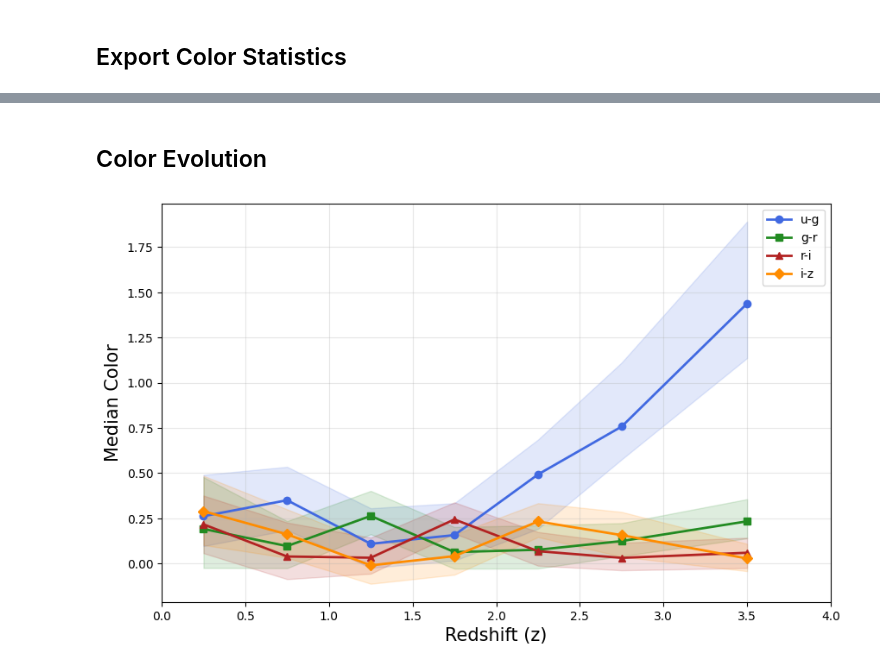
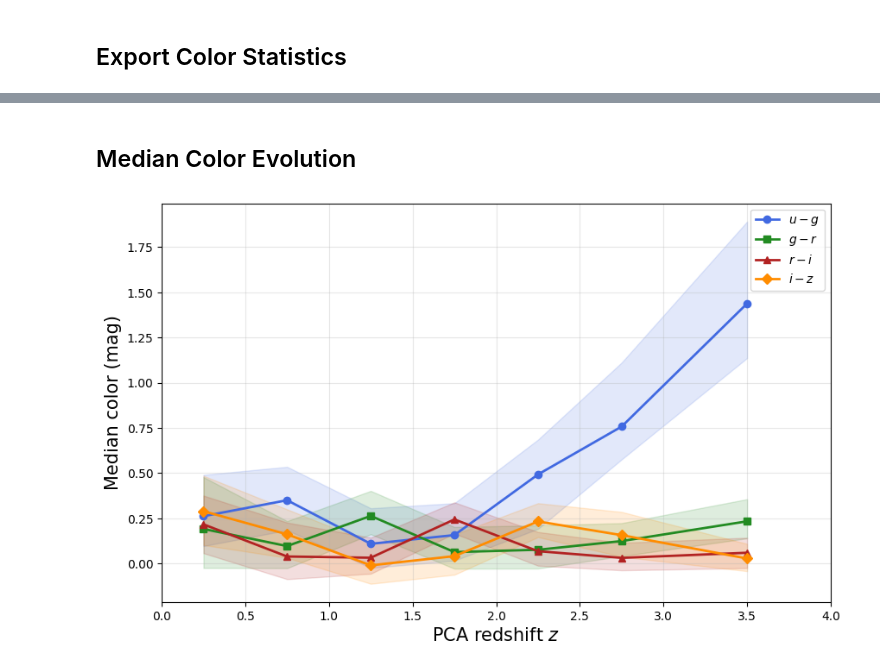
Before and after one commit to hdangle/Redshift-Evolution-of-SDSS-Quasar-Colors-and-Their-Photometric-Overlap-with-the-Stellar-Locus, a Jupyter notebook: Notebooks/02_Color_Evolution.ipynb, the cells around one changed output, grey strips where cells are left out. Drawn from its saved outputs; the diff is of its cells as text; code cells hidden in the pictures.

```diff
--- a/Notebooks/02_Color_Evolution.ipynb
+++ b/Notebooks/02_Color_Evolution.ipynb
@@ -21,10 +21,10 @@ Z = qso_colors['Z']
 ## Optical Color-Color Diagrams of Quasars
 # %%
 color_pairs = [
-    (r_i_clean_qso, g_r_clean_qso, 'r-i', 'g-r'),
-    (u_g_clean_qso, g_r_clean_qso, 'u-g', 'g-r'),
-    (r_i_clean_qso, i_z_clean_qso, 'r-i', 'i-z'),
-    (u_g_clean_qso, r_i_clean_qso, 'u-g', 'r-i')
+    (r_i_dered_qso, g_r_dered_qso, '$r-i$ (mag)', '$g-r$ (mag)'),
+    (u_g_dered_qso, g_r_dered_qso, '$u-g$ (mag)', '$g-r$ (mag)'),
+    (r_i_dered_qso, i_z_dered_qso, '$r-i$ (mag)', '$i-z$ (mag)'),
+    (u_g_dered_qso, r_i_dered_qso, '$u-g$ (mag)', '$r-i$ (mag)')
 ]
 
 fig, axes = plt.subplots(2,2,figsize=(12,10),sharex=False,sharey=False)
@@ -44,8 +44,6 @@ fig.colorbar(hb,cax=cbar_ax,label='Number of quasars')
 cbar_ax.yaxis.label.set_size(15)
 cbar_ax.tick_params(labelsize=15)
 
-#fig.suptitle('Optical Color-Color Diagrams of Quasars',fontsize=15)
-
 plt.tight_layout(rect=[0, 0, 0.9, 1])
 plt.savefig(os.path.join(os.getcwd(), '..', 'Figures', 'Optical Color-Color Diagrams of Quasars.png'), dpi=300, bbox_inches='tight')
 plt.show()
@@ -102,17 +98,17 @@ plt.show()
 ## Evolution of Quasar Colors with Redshift
 # %%
 color_redshift = [
-    (r_i_clean_qso, 'r-i'),
-    (u_g_clean_qso, 'u-g'),
-    (g_r_clean_qso, 'g-r'),
-    (i_z_clean_qso, 'i-z')
+    (r_i_dered_qso, '$r-i$ (mag)'),
+    (u_g_dered_qso, '$u-g$ (mag)'),
+    (g_r_dered_qso, '$g-r$ (mag)'),
+    (i_z_dered_qso, '$i-z$ (mag)')
 ]
 
 fig, axes = plt.subplots(2,2,figsize=(12,10),sharex=True,sharey=False)
 axes = axes.flatten()
 
 for ax, (color, ylabel) in zip(axes, color_redshift):
-    hb = ax.hexbin(Z,color,gridsize=200,cmap='viridis',mincnt=1,norm=LogNorm())
+    hb = ax.hexbin(z_pca,color,gridsize=200,cmap='viridis',mincnt=1,norm=LogNorm())
     ax.set_xlim(0, 5)
     ax.set_ylim(-1, 3)
     ax.set_ylabel(ylabel,fontsize=15)
@@ -122,9 +118,7 @@ cbar_ax=fig.add_axes([0.92, 0.15, 0.02, 0.7])
 fig.colorbar(hb,cax=cbar_ax,label='Number of quasars')
 cbar_ax.yaxis.label.set_size(15)
 cbar_ax.tick_params(labelsize=15)
-fig.supxlabel('Redshift (z)',fontsize=15,x=0.478)
-#fig.suptitle( 'Evolution of Quasar Colors with Redshift',fontsize=15)
-
+fig.supxlabel('PCA redshift $z$',fontsize=15,x=0.478)
 plt.tight_layout(rect=[0, 0, 0.90, 1])
 plt.savefig(os.path.join(os.getcwd(), '..', 'Figures', 'Evolution of Quasar Colors with Redshift.png'), dpi=300, bbox_inches='tight')
 plt.show()
@@ -266,34 +260,34 @@ all_color_stats
 | 30 | 3.0-4.0 | 1313 | 0.027346 | 0.097867 | -0.042866 | 0.108484 | -0.129197 | i-z |
 | 31 | >4.0 | 2 | -0.031608 | 0.061576 | -0.073479 | 0.010264 | -0.058953 | i-z |
 # %% [markdown]
-## Color Evolution
+## Median Color Evolution
 # %%
 z_mid = (z_bins[:-1] + z_bins[1:]) / 2
 
 # Plot only the seven analysis bins (z <= 4); the z > 4 bin is too small to interpret.
 n_plot = 7
 
 plt.figure(figsize=(10,6))
 
-plt.plot(z_mid[:n_plot], u_g_df['Median'][:n_plot],marker='o',linewidth=2,color='royalblue',label='u-g')
-plt.fill_between(z_mid[:n_plot],u_g_df['16th'][:n_plot],u_g_df['84th'][:n_plot],color='royalblue',alpha=0.15)
+plt.plot(z_mid[:n_plot], u_g_df['median'][:n_plot],marker='o',linewidth=2,color='royalblue',label='$u-g$')
+plt.fill_between(z_mid[:n_plot],u_g_df['p16'][:n_plot],u_g_df['p84'][:n_plot],color='royalblue',alpha=0.15)
 
-plt.plot(z_mid[:n_plot], g_r_df['Median'][:n_plot],marker='s',linewidth=2,color='forestgreen',label='g-r')
-plt.fill_between(z_mid[:n_plot],g_r_df['16th'][:n_plot],g_r_df['84th'][:n_plot],color='forestgreen',alpha=0.15)
+plt.plot(z_mid[:n_plot], g_r_df['median'][:n_plot],marker='s',linewidth=2,color='forestgreen',label='$g-r$')
+plt.fill_between(z_mid[:n_plot],g_r_df['p16'][:n_plot],g_r_df['p84'][:n_plot],color='forestgreen',alpha=0.15)
 
-plt.plot(z_mid[:n_plot], r_i_df['Median'][:n_plot],marker='^',linewidth=2,color='firebrick',label='r-i')
-plt.fill_between(z_mid[:n_plot],r_i_df['16th'][:n_plot],r_i_df['84th'][:n_plot],color='firebrick',alpha=0.15)
+plt.plot(z_mid[:n_plot], r_i_df['median'][:n_plot],marker='^',linewidth=2,color='firebrick',label='$r-i$')
+plt.fill_between(z_mid[:n_plot],r_i_df['p16'][:n_plot],r_i_df['p84'][:n_plot],color='firebrick',alpha=0.15)
 
-plt.plot(z_mid[:n_plot], i_z_df['Median'][:n_plot],marker='D',linewidth=2,color='darkorange',label='i-z')
-plt.fill_between(z_mid[:n_plot],i_z_df['16th'][:n_plot],i_z_df['84th'][:n_plot],color='darkorange',alpha=0.15)
+plt.plot(z_mid[:n_plot], i_z_df['median'][:n_plot],marker='D',linewidth=2,color='darkorange',label='$i-z$')
+plt.fill_between(z_mid[:n_plot],i_z_df['p16'][:n_plot],i_z_df['p84'][:n_plot],color='darkorange',alpha=0.15)
 
-plt.xlabel('Redshift (z)', fontsize=15)
-plt.ylabel('Median Color', fontsize=15)
+plt.xlabel('PCA redshift $z$', fontsize=15)
+plt.ylabel('Median color (mag)', fontsize=15)
 plt.xlim(0,4)
 plt.grid(alpha=0.3)
 plt.legend()
 
 plt.savefig(os.path.join(os.getcwd(), '..', 'Figures', 'Color Evolution of Quasars.png'), dpi=300, bbox_inches='tight')
 plt.show()
 # %% [output]
-[figure, old version]
+[figure, new version]
```
Also changed, not shown: parts of 8 cells of this notebook, 30 other files.
